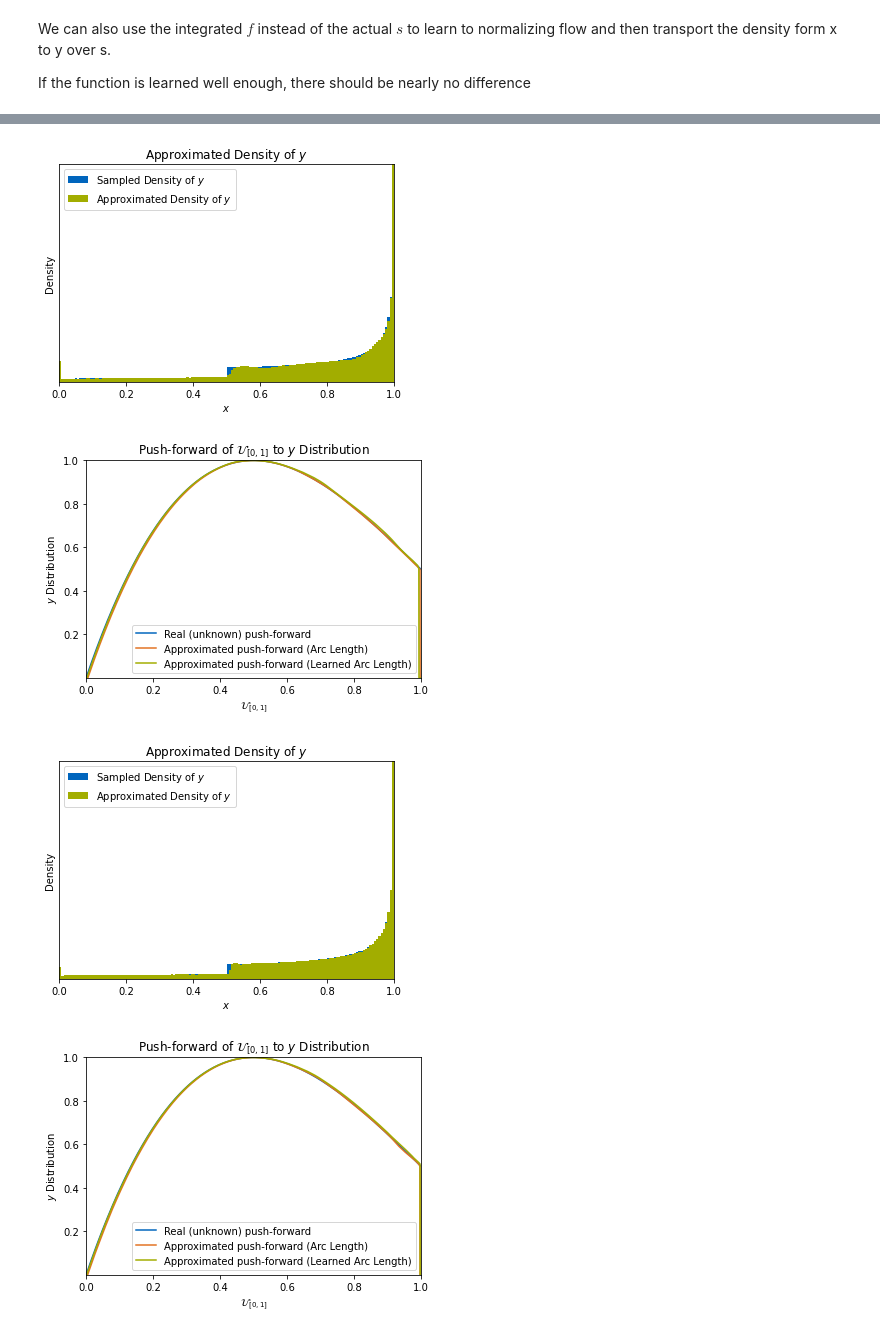
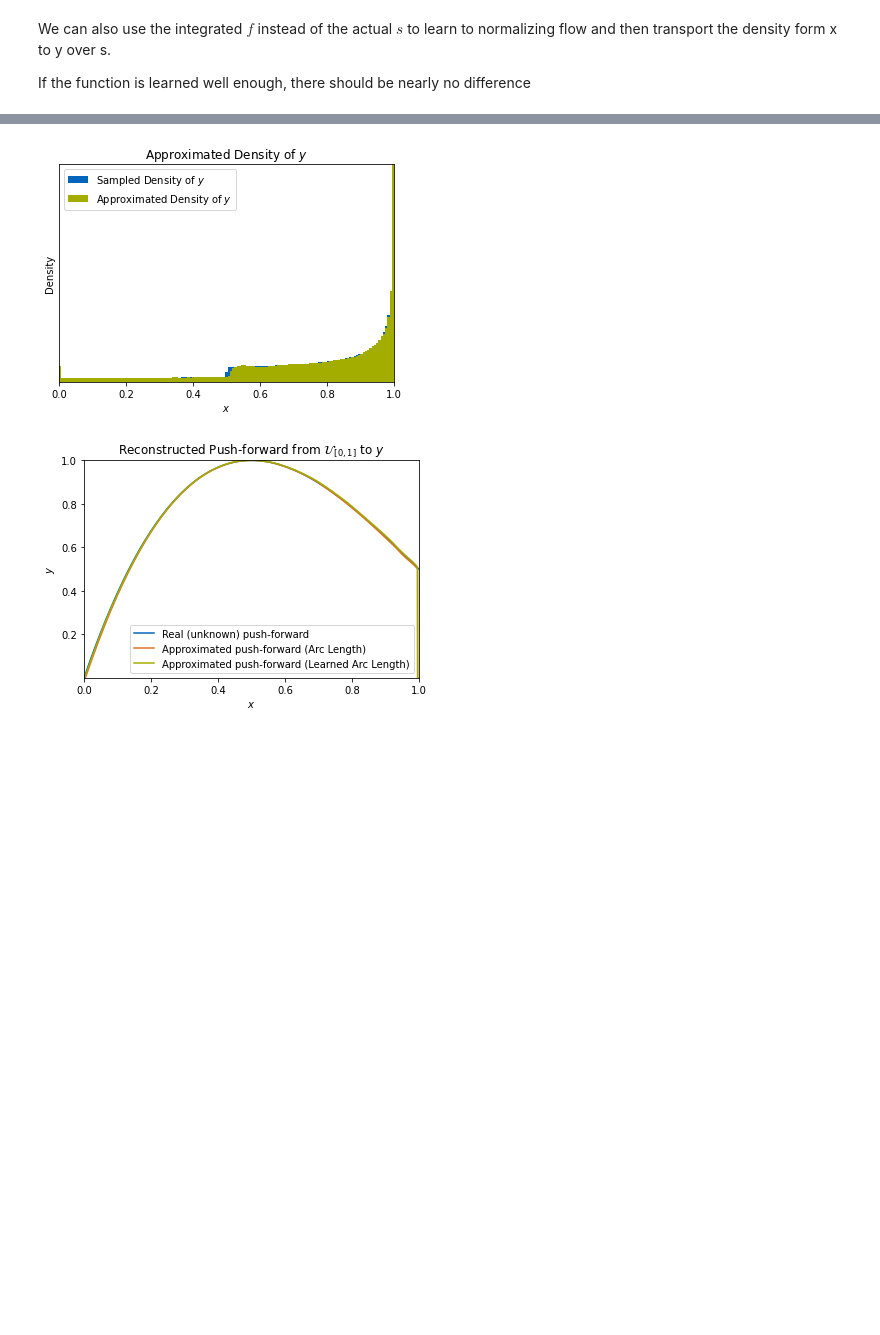
Before and after one commit to plainerman/density-transport, a Jupyter notebook: full_one_dimensional.ipynb, the cells around one changed output, grey strips where cells are left out. Drawn from its saved outputs; the diff is of its cells as text; code cells hidden in the pictures; blank space fills up the shorter version.

Commit message:
Improve figures in 1D

```diff
--- a/full_one_dimensional.ipynb
+++ b/full_one_dimensional.ipynb
@@ -481,33 +454,31 @@ step: 1000, loss: 0.592099666595459
 # %%
 input = numpy.linspace(0, 1, 10002)[1:-1] # the erfinv causes problems with the bounds, so we remove 0 and 1
 input_normal = standard_gauss(input)
 mapped = s_integrated_transform(torch.tensor([[x] for x in input_normal])).detach().numpy()
 
 plt.title("Approximated Density of $y$")
-plt.hist(numpy.transpose(observe.sample(0))[0], bins = 150, density = True, label="Sampled Density of $y$", rasterized=True)
-plt.hist(y_by_s_vectorized(mapped), bins=150, density=True, label="Approximated Density of $y$", color=TUMAccentGreen, rasterized=True)
+plt.hist(numpy.transpose(observe.sample(0))[0], bins = 149, density = True, label="Sampled Density of $y$", rasterized=True)
+plt.hist(y_by_s_vectorized(mapped), bins=149, density=True, label="Approximated Density of $y$", color=TUMAccentGreen, rasterized=True)
 plt.legend(loc="upper left")
 plt.ylabel("Density")
 plt.xlabel("$x$")
 no_axis(x=True)
 #plt.savefig("figures/1d/density-y-reconstructed.pdf", dpi=dpi)
 plt.show()
 
-plt.title(r"Push-forward of $\mathcal{U}_{[0,1]}$ to $y$ Distribution")
+plt.title(r"Reconstructed Push-forward from $\mathcal{U}_{[0,1]}$ to $y$")
 plt.plot(input, [observe.T(x) for x in input], label="Real (unknown) push-forward")
 plt.plot(input, uniform_real_s_y, label="Approximated push-forward (Arc Length)")
 plt.plot(input, y_by_s_vectorized(mapped), label="Approximated push-forward (Learned Arc Length)")
-plt.xlabel(r"$\mathcal{U}_{[0,1]}$")
-plt.ylabel("$y$ Distribution")
+plt.xlabel(r"$x$")
+plt.ylabel("$y$")
 plt.legend()
 plt.xlim(0, 1)
 plt.savefig("figures/1d/push-forward-uniform-y-full.pdf", dpi=dpi)
 plt.show()
 # %% [output]
-[figure, old version]
+[figure, new version]
-[figure, old version]
+[figure, new version]
-[figure, removed]
-[figure, removed]
 # %%
 # Generally, we need 2n - 1 time delay embeddings, but that does not meen that more are not useful
 ys_long = observe.sample(5)
```
Also changed, not shown: parts of 16 cells of this notebook, 1 other file.
